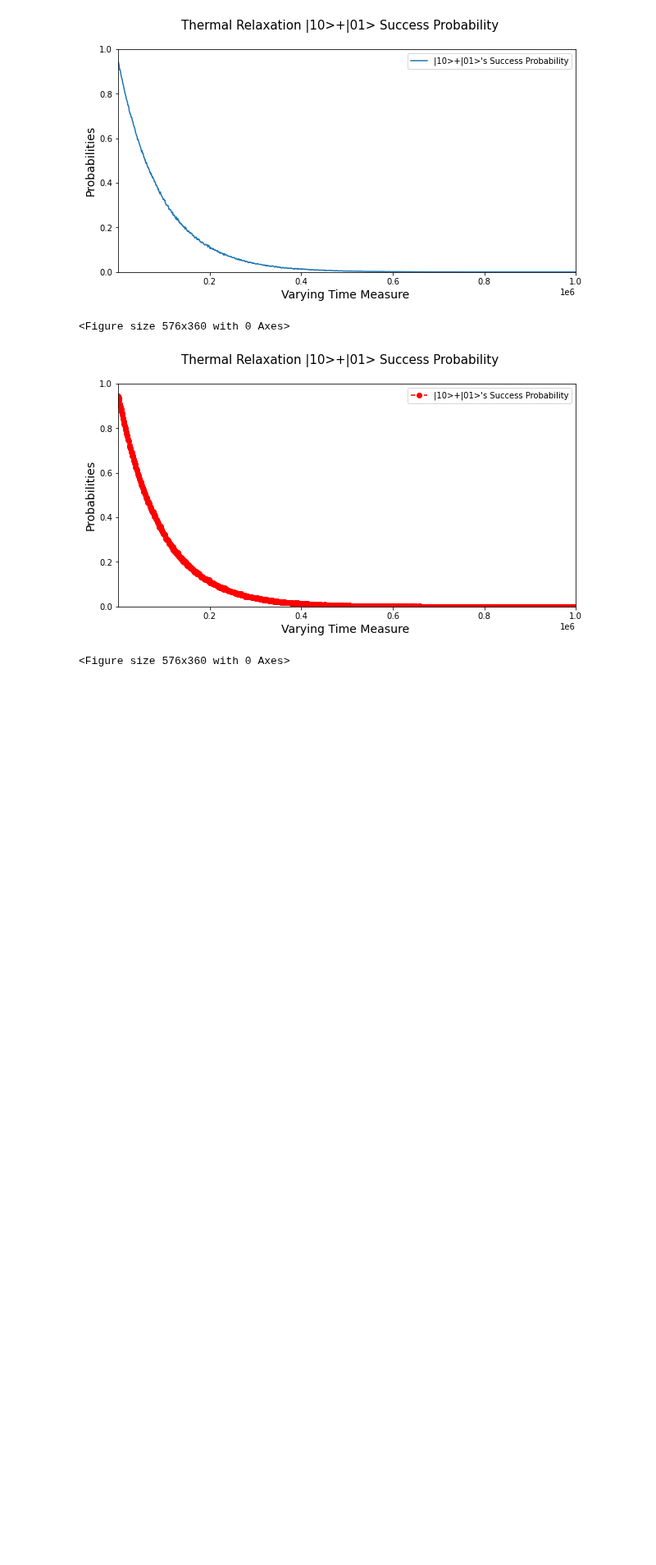
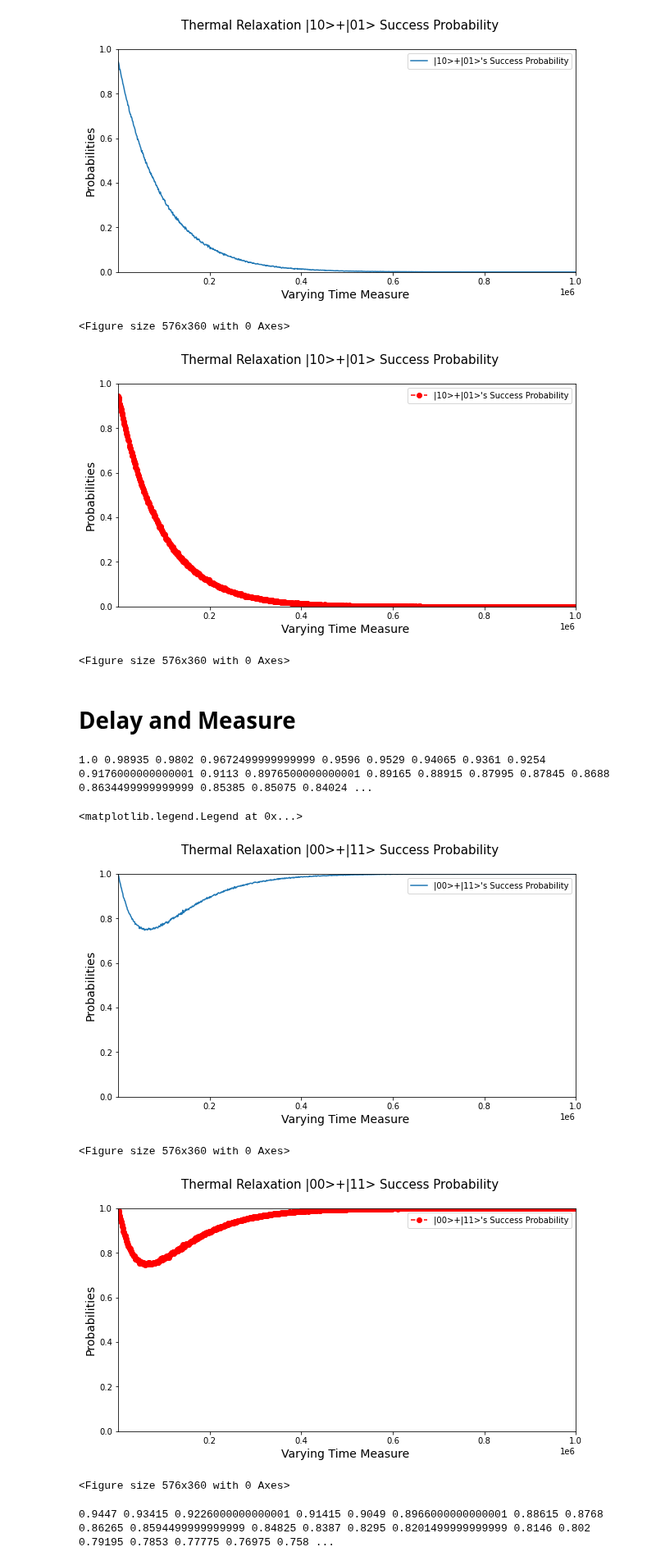
Before and after one commit to bishwajitprasadgond/Amplitude-damping-error-on-Quantum-Key-Distribution-Protocols-Effect-and-A-Probable-Bypass, a Jupyter notebook: E91/E91 (20 Time Average Graph).ipynb, the cells around one changed output. Shown at 82% size. Cells and saved outputs as stored; diff of their text form; code cells hidden in the pictures; blank space fills up the shorter version.

```diff
--- a/E91/E91 (20 Time Average Graph).ipynb
+++ b/E91/E91 (20 Time Average Graph).ipynb
@@ -277,3 +279,27 @@ ax.legend()
 <Figure size 576x360 with 0 Axes>
 [figure]
 <Figure size 576x360 with 0 Axes>
+# %% [markdown]
+# Delay and Measure
+# %%
+import matplotlib.pyplot as plt
+
+listofSuccess_DandM=[]
+for x in range(20): #loop for 20 times average
+    delay = np.arange(0,1001000,1000)
+    channel = '1'
+    apply_error = {"delay":True, "measure": True, "gate": False}
+    success = []
+
+    # need to run in multiple loops to get a smoother curve
+    for d in range(len(delay)):
+        prob = run(channel,int(delay[d]),apply_error)
+        success.append(prob)
+    #print(success) Enable it to see the reading
+    listofSuccess_DandM.append(success)
+# %%
+from statistics import mean
+a= listofSuccess_DandM
+print(*map(mean, zip(*a)))
+# %% [output]
+1.0 0.98935 0.9802 0.9672499999999999 0.9596 0.9529 0.94065 0.9361 0.9254 0.9176000000000001 0.9113 0.8976500000000001 0.89165 0.88915 0.87995 0.87845 0.8688 0.8634499999999999 0.85385 0.85075 0.84024 ...
@@ -279,0 +308,34 @@ ax.legend()
+# %%
+%config InlineBackend.print_figure_kwargs={'facecolor' : "w"}
+import matplotlib.pyplot as plt
+from matplotlib.ticker import (AutoMinorLocator, MultipleLocator)
+fig, ax = plt.subplots(figsize=(10, 5))
+fig.suptitle('Thermal Relaxation |00>+|11> Success Probability',fontsize=15)
+ax.set_xlim(10, 1000000)
+ax.set_ylim(0,1)
+plt.ylabel('Probabilities',fontsize=14)
+plt.xlabel('Varying Time Measure ',fontsize=14)
+fig = plt.figure(figsize=(8,5))
+ax.plot(delay,c,label = "|00>+|11>'s Success Probability")
+ax.legend()
+
+#################################################################################
+
+%config InlineBackend.print_figure_kwargs={'facecolor' : "w"}
+import matplotlib.pyplot as plt
+from matplotlib.ticker import (AutoMinorLocator, MultipleLocator)
+fig, ax = plt.subplots(figsize=(10, 5))
+fig.suptitle('Thermal Relaxation |00>+|11> Success Probability',fontsize=15)
+ax.set_xlim(10, 1000000)
+ax.set_ylim(0,1)
+plt.ylabel('Probabilities',fontsize=14)
+plt.xlabel('Varying Time Measure ',fontsize=14)
+fig = plt.figure(figsize=(8,5))
+ax.plot(delay,c,'ro--',label = "|00>+|11>'s Success Probability")
+ax.legend()
+# %% [output]
+<matplotlib.legend.Legend at 0x...>
+[figure, added]
+<Figure size 576x360 with 0 Axes>
+[figure, added]
+<Figure size 576x360 with 0 Axes>
@@ -279,0 +358,6 @@ ax.legend()
+# %%
+from statistics import mean
+a= listofSuccess_DandM2
+print(*map(mean, zip(*a)))
+# %% [output]
+0.9447 0.93415 0.9226000000000001 0.91415 0.9049 0.8966000000000001 0.88615 0.8768 0.86265 0.8594499999999999 0.84825 0.8387 0.8295 0.8201499999999999 0.8146 0.802 0.79195 0.7853 0.77775 0.76975 0.758 ...
```
Also changed, not shown: parts of 18 cells of this notebook, 1 other file.
